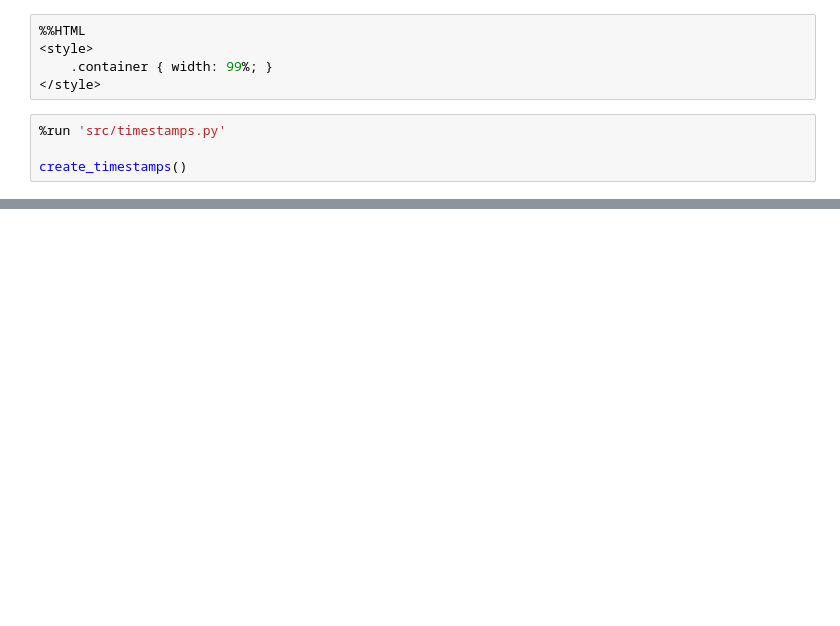
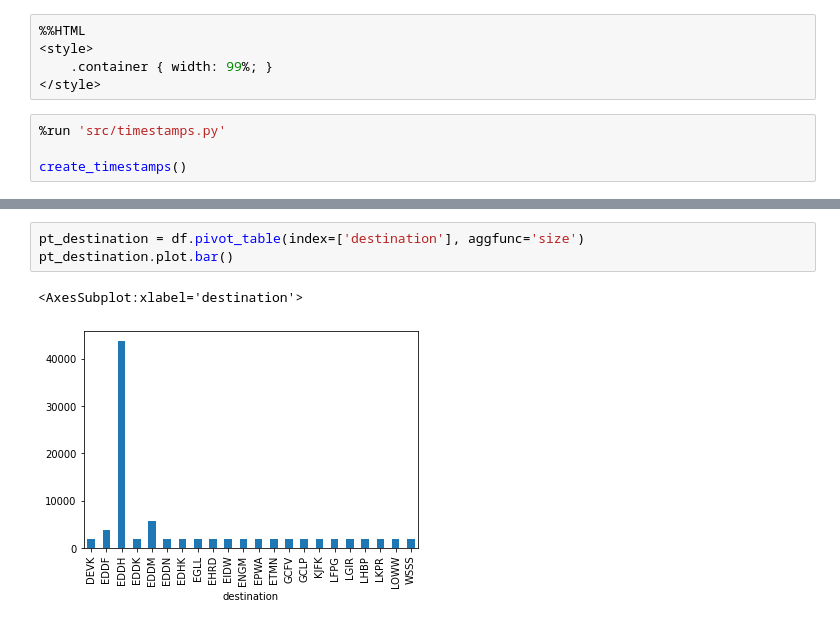
Before and after one commit to piuswalter/Big-Data-Analytics, a Jupyter notebook: analyze_flightplans.ipynb, the cells around one changed output, grey strips where cells are left out. Saved outputs shown, nothing was run; the diff lists cells and outputs as text; blank space fills up the shorter version.

```diff
--- a/analyze_flightplans.ipynb
+++ b/analyze_flightplans.ipynb
@@ -128,0 +46,6 @@ df.to_pickle('dataframes/df_flightplans.pickle')
+# %%
+pt_destination = df.pivot_table(index=['destination'], aggfunc='size')
+pt_destination.plot.bar()
+# %% [output]
+<AxesSubplot:xlabel='destination'>
+[figure, added]
```
Also changed, not shown: parts of 17 cells of this notebook.
